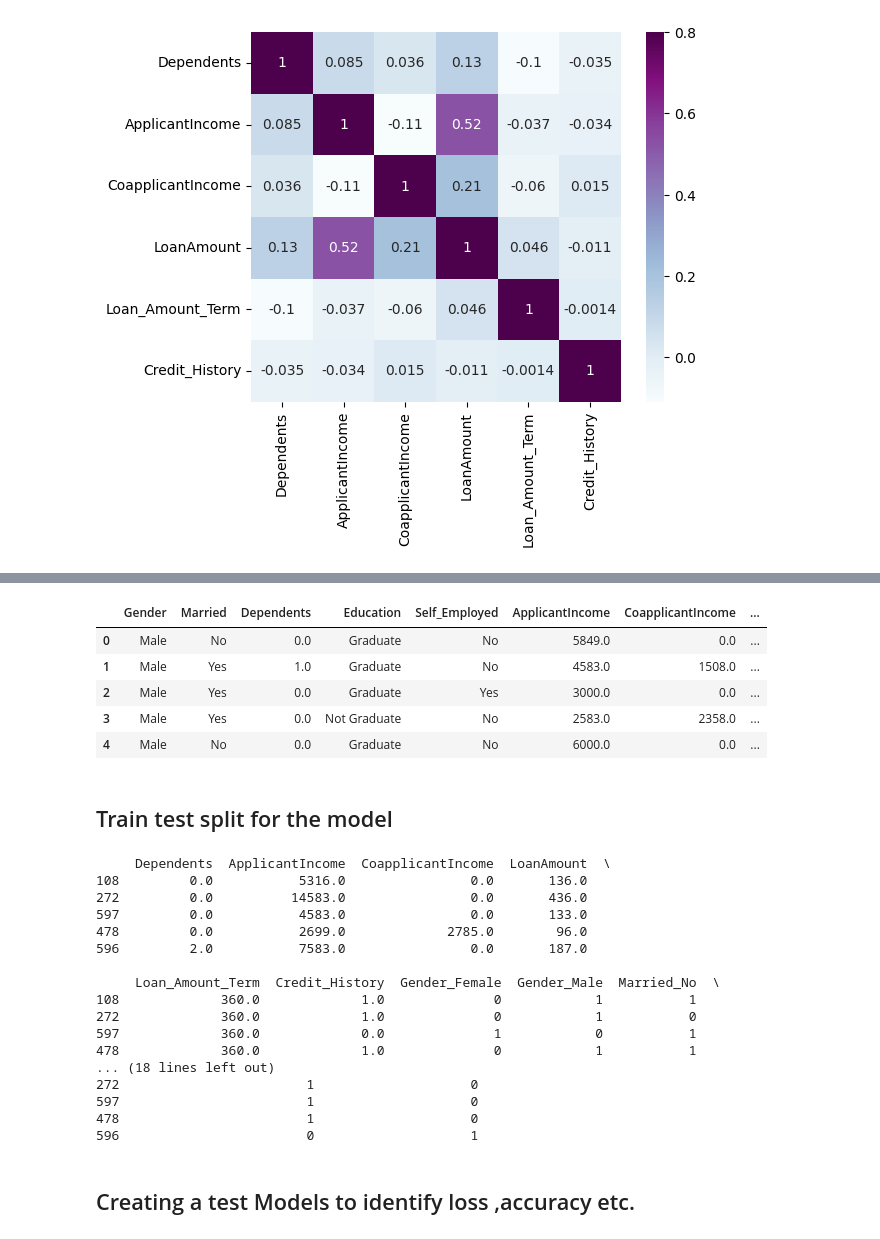
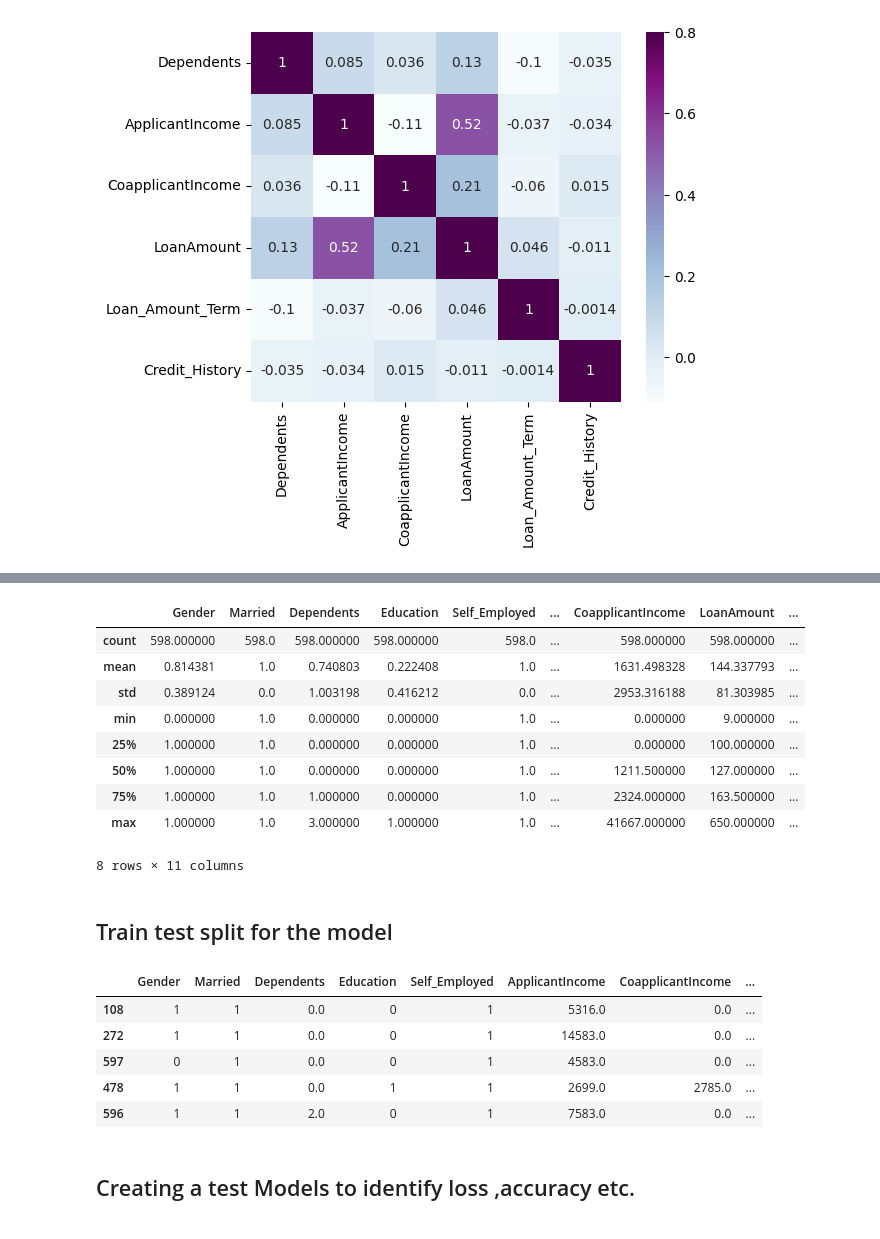
Before and after one commit to pravincoder/Tensorflow_models, a Jupyter notebook: Loan_Approval_Prediction_Model.ipynb, the cells around one changed output, grey strips where cells are left out. Saved outputs shown, nothing was run; the diff lists cells and outputs as text; code cells hidden in the pictures.

```diff
--- a/Loan_Approval_Prediction_Model.ipynb
+++ b/Loan_Approval_Prediction_Model.ipynb
@@ -55,4 +59,0 @@ def table_info(data):
-# %%
-
-data['ApplicantIncome']=data['ApplicantIncome'].astype(float)
-table_info(data)
@@ -114,0 +131,14 @@ data['Credit_History'].fillna(data['Credit_History'].mode()[0],inplace=True)
+# %%
+
+data['Dependents']=data['Dependents'].astype(int)
+
+data['ApplicantIncome']=data['ApplicantIncome'].astype(int)
+
+data['CoapplicantIncome']=data['CoapplicantIncome'].astype(int)
+
+data['LoanAmount']=data['LoanAmount'].astype(int)
+
+data['Loan_Amount_Term']=data['Loan_Amount_Term'].astype(int)
+
+data['Credit_History'] = data['Credit_History'].astype(int)
+table_info(data)
@@ -225,3 +257,11 @@ sns.heatmap(matrix,vmax=0.8,cmap='BuPu',square=True,annot=True)
 # %% [output]
 <Axes: >
 [figure]
+# %%
+data['Gender']=data.Gender.apply(lambda x:1 if x=='Male' else 0 )
+data['Education'] = data.Education.apply(lambda x:0 if x=='Graduate' else 1)
+data['Married'] = data.Education.apply(lambda x:0 if x=='Yes' else 1)
+data['Self_Employed'] = data.Education.apply(lambda x:0 if x=='Yes' else 1)
+Prop_area = {'Urban':0,'Semiurban':1,'Rural':2}
+data['Property_Area'] = data['Property_Area'].map(Prop_area)
+data.head(20)
@@ -228,40 +286,30 @@ sns.heatmap(matrix,vmax=0.8,cmap='BuPu',square=True,annot=True)
 # %%
-data.head()
+data.describe()
 # %% [output]
-|  | Gender | Married | Dependents | Education | Self_Employed | ApplicantIncome | CoapplicantIncome | ... |
-| 0 | Male | No | 0.0 | Graduate | No | 5849.0 | 0.0 | ... |
-| 1 | Male | Yes | 1.0 | Graduate | No | 4583.0 | 1508.0 | ... |
-| 2 | Male | Yes | 0.0 | Graduate | Yes | 3000.0 | 0.0 | ... |
-| 3 | Male | Yes | 0.0 | Not Graduate | No | 2583.0 | 2358.0 | ... |
-| 4 | Male | No | 0.0 | Graduate | No | 6000.0 | 0.0 | ... |
+|  | Gender | Married | Dependents | Education | Self_Employed | ... | CoapplicantIncome | LoanAmount | ... |
+| count | 598.000000 | 598.0 | 598.000000 | 598.000000 | 598.0 | ... | 598.000000 | 598.000000 | ... |
+| mean | 0.814381 | 1.0 | 0.740803 | 0.222408 | 1.0 | ... | 1631.498328 | 144.337793 | ... |
+| std | 0.389124 | 0.0 | 1.003198 | 0.416212 | 0.0 | ... | 2953.316188 | 81.303985 | ... |
+| min | 0.000000 | 1.0 | 0.000000 | 0.000000 | 1.0 | ... | 0.000000 | 9.000000 | ... |
+| 25% | 1.000000 | 1.0 | 0.000000 | 0.000000 | 1.0 | ... | 0.000000 | 100.000000 | ... |
+| 50% | 1.000000 | 1.0 | 0.000000 | 0.000000 | 1.0 | ... | 1211.500000 | 127.000000 | ... |
+| 75% | 1.000000 | 1.0 | 1.000000 | 0.000000 | 1.0 | ... | 2324.000000 | 163.500000 | ... |
+| max | 1.000000 | 1.0 | 3.000000 | 1.000000 | 1.0 | ... | 41667.000000 | 650.000000 | ... |
+8 rows × 11 columns
 # %% [markdown]
 ## Train test split for the model
 # %%
+X=data.drop('Loan_Status',1)
+y=data.Loan_Status.apply(lambda x:0 if x=='Y' else 1) # Can use pd.get_dummies to reduce code
 
-X = data.drop('Loan_Status',1)
-y = data.Loan_Status.apply(lambda x:0 if x=='Y' else 1)
-X = pd.get_dummies(X)
-
-#print(X)
 X_train,X_test,y_train,y_test = train_test_split(X,y,train_size=0.7,test_size=0.3,random_state=42)
-print(X_train.head())
+X_train.head()
 # %% [output]
-     Dependents  ApplicantIncome  CoapplicantIncome  LoanAmount  \
-108         0.0           5316.0                0.0       136.0
-272         0.0          14583.0                0.0       436.0
-597         0.0           4583.0                0.0       133.0
-478         0.0           2699.0             2785.0        96.0
-596         2.0           7583.0                0.0       187.0
-
-     Loan_Amount_Term  Credit_History  Gender_Female  Gender_Male  Married_No  \
-108             360.0             1.0              0            1           1
-272             360.0             1.0              0            1           0
-597             360.0             0.0              1            0           1
-478             360.0             1.0              0            1           1
-... (18 lines left out)
-272                        1                    0
-597                        1                    0
-478                        1                    0
-596                        0                    1
+|  | Gender | Married | Dependents | Education | Self_Employed | ApplicantIncome | CoapplicantIncome | ... |
+| 108 | 1 | 1 | 0.0 | 0 | 1 | 5316.0 | 0.0 | ... |
+| 272 | 1 | 1 | 0.0 | 0 | 1 | 14583.0 | 0.0 | ... |
+| 597 | 0 | 1 | 0.0 | 0 | 1 | 4583.0 | 0.0 | ... |
+| 478 | 1 | 1 | 0.0 | 1 | 1 | 2699.0 | 2785.0 | ... |
+| 596 | 1 | 1 | 2.0 | 0 | 1 | 7583.0 | 0.0 | ... |
 # %% [markdown]
 ## Creating a test Models to identify loss ,accuracy etc.
```
Also changed, not shown: parts of 42 cells of this notebook.
